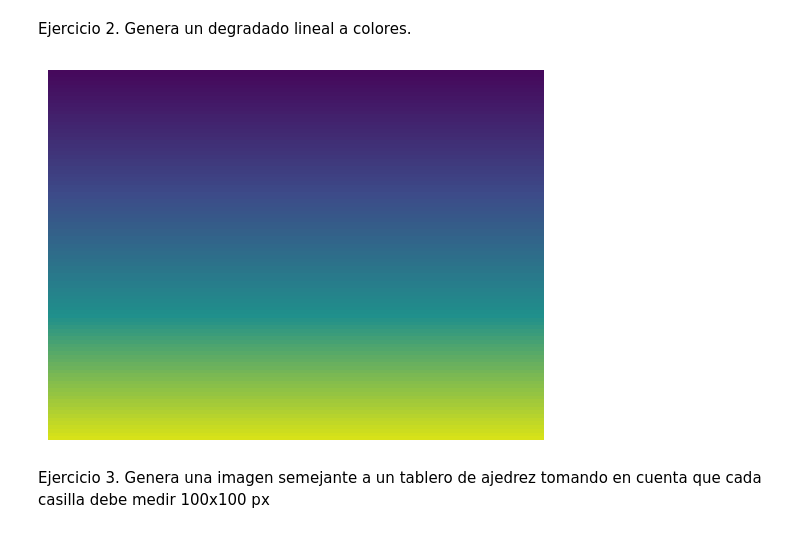
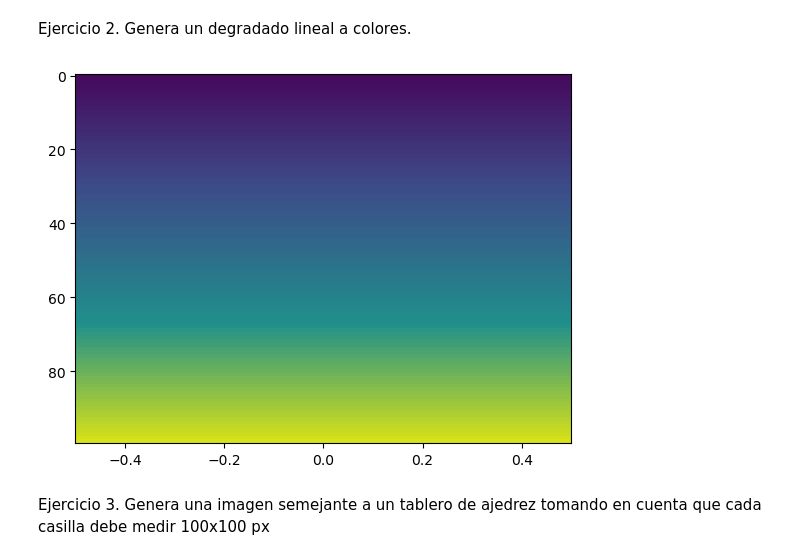
Before and after one commit to pancho040/PDI, a Jupyter notebook: Actividad_Evaluativa.ipynb, the cells around one changed output. Saved outputs shown, nothing was run; the diff lists cells and outputs as text; code cells hidden in the pictures.

```diff
--- a/Actividad_Evaluativa.ipynb
+++ b/Actividad_Evaluativa.ipynb
@@ -39,19 +39,18 @@ Genera un degradado lineal a colores.
 # %%
 import numpy as np
 import matplotlib.pyplot as plt
 from matplotlib.colors import LinearSegmentedColormap
 
-colores = ['#46095c', '#3d4b89', '#20908c', '#d7e219']
+colores = [(0, '#46095c'), (0.3, '#3d4b89'), (0.68, '#20908c'), (1, '#d7e219')]
 cmap = LinearSegmentedColormap.from_list('degradado', colores)
 
 imagen_degra = np.linspace(0, 1, 100).reshape(-1, 1)
 imagen_degra = cmap(imagen_degra)
 
 plt.imshow(imagen_degra, aspect='auto')
-plt.axis('off')
 plt.show()
 # %% [output]
-[figure, old version]
+[figure, new version]
 # %% [markdown]
 Ejercicio 3.
 Genera una imagen semejante a un tablero de ajedrez tomando en cuenta que cada
```
